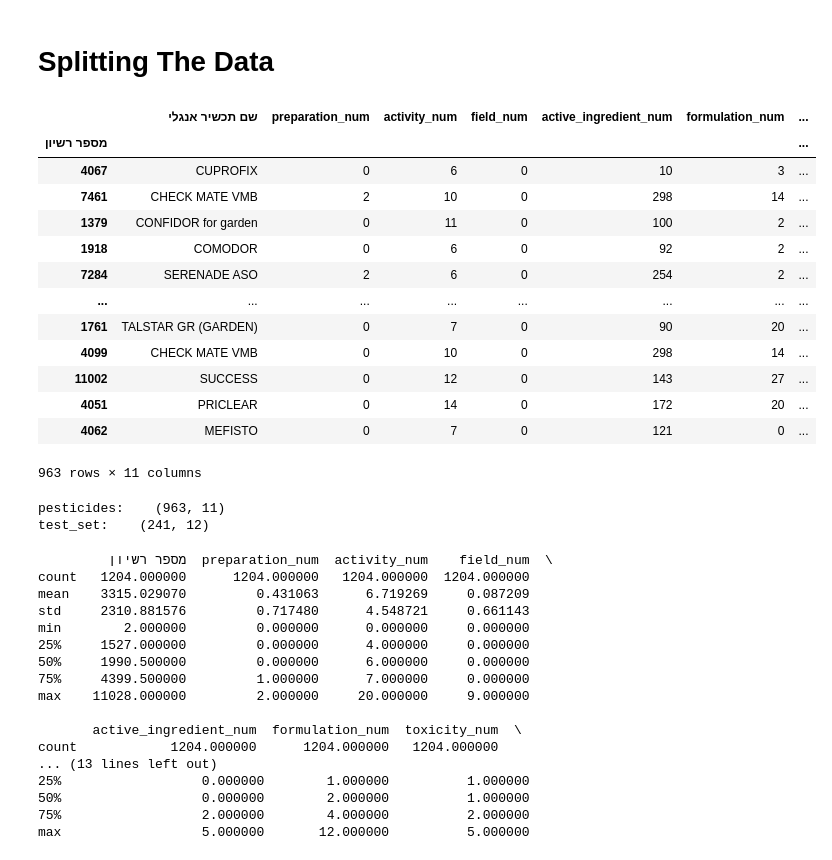
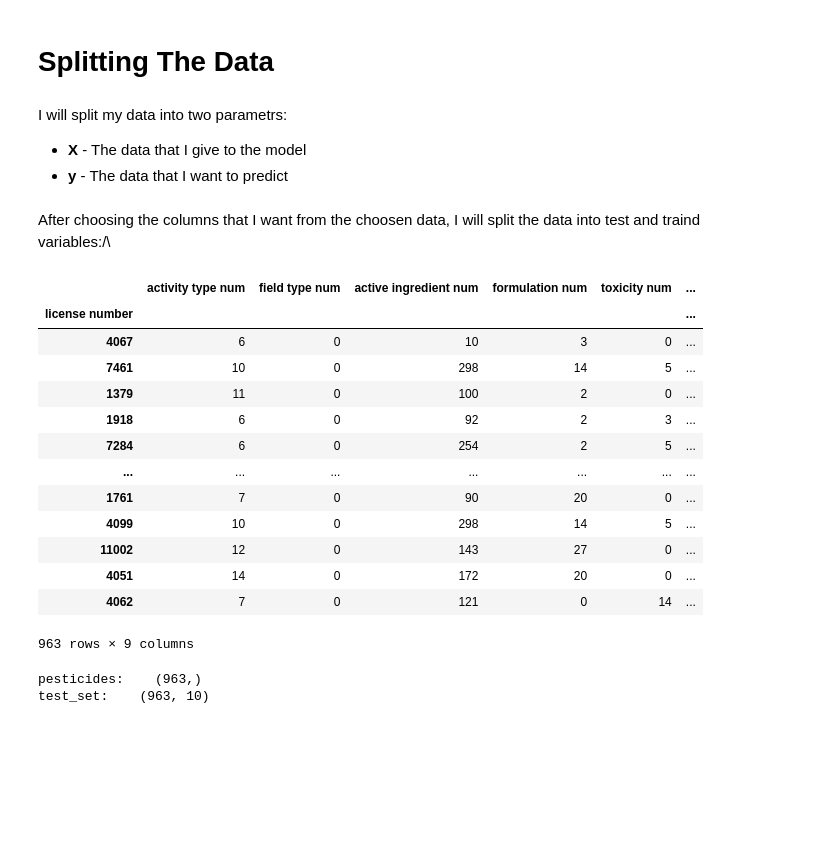
Before and after one commit to moriagr/introduction_to_Data_Science_project, a Jupyter notebook: classification.ipynb, the cells around one changed output. Drawn from its saved outputs; the diff is of its cells as text; code cells hidden in the pictures; blank space fills up the shorter version.

```diff
--- a/classification.ipynb
+++ b/classification.ipynb
@@ -118,3 +123,2 @@ clean_data = df[['מספר רשיון', 'שם תכשיר אנגלי', 'preparati
 # %%
-print(clean_data.describe())
-clean_data = clean_data.drop(clean_data[(clean_data['active_substance_concentration_num']==0 )| (clean_data['active_substance_concentration_num']=='')].index)
+clean_data = clean_data.drop(clean_data[(clean_data['active substance concentration num']==0 )| (clean_data['active substance concentration num']=='')].index)
@@ -139,4 +125,4 @@ max                  5.000000       13.000000          5.000000
 # %%
-clean_data = clean_data.drop_duplicates(subset='מספר רשיון')
+clean_data = clean_data.drop_duplicates(subset='license number')
 clean_data
 # %% [output]
@@ -158,50 +193,39 @@ After choosing the columns that I want from the bid date base, I will split the
 # %% [markdown]
 # Splitting The Data
+# %% [markdown]
+I will split my data into two parametrs:
+* **X** - The data that I give to the model
+* **y** - The data that I want to predict
+# %%
+X = clean_data.drop(['preparation type num', 'Preparation name'],axis=1)
+y = clean_data['preparation type num']
+# %% [markdown]
+After choosing the columns that I want from the choosen data, I will split the data into test and traind variables:/\
 # %%
-train_set, test_set = train_test_split(clean_data, test_size = 0.2, random_state=30)
-pesticides = train_set.copy()
+
+X_test, X_train, y_test, y_train= train_test_split(X, y, test_size = 0.2, random_state=30)
+pesticides = X_test.copy()
 # %%
-pesticides = pesticides.set_index('מספר רשיון')
+pesticides = pesticides.set_index('license number')
 pesticides
 # %% [output]
-|  | שם תכשיר אנגלי | preparation_num | activity_num | field_num | active_ingredient_num | formulation_num | ... |
-| מספר רשיון |  |  |  |  |  |  | ... |
-| 4067 | CUPROFIX | 0 | 6 | 0 | 10 | 3 | ... |
-| 7461 | CHECK MATE VMB | 2 | 10 | 0 | 298 | 14 | ... |
-| 1379 | CONFIDOR for garden | 0 | 11 | 0 | 100 | 2 | ... |
-| 1918 | COMODOR | 0 | 6 | 0 | 92 | 2 | ... |
-| 7284 | SERENADE ASO | 2 | 6 | 0 | 254 | 2 | ... |
-| ... | ... | ... | ... | ... | ... | ... | ... |
-| 1761 | TALSTAR GR (GARDEN) | 0 | 7 | 0 | 90 | 20 | ... |
-| 4099 | CHECK MATE VMB | 0 | 10 | 0 | 298 | 14 | ... |
-| 11002 | SUCCESS | 0 | 12 | 0 | 143 | 27 | ... |
-| 4051 | PRICLEAR | 0 | 14 | 0 | 172 | 20 | ... |
-| 4062 | MEFISTO | 0 | 7 | 0 | 121 | 0 | ... |
+|  | activity type num | field type num | active ingredient num | formulation num | toxicity num | ... |
+| license number |  |  |  |  |  | ... |
+| 4067 | 6 | 0 | 10 | 3 | 0 | ... |
+| 7461 | 10 | 0 | 298 | 14 | 5 | ... |
+| 1379 | 11 | 0 | 100 | 2 | 0 | ... |
+| 1918 | 6 | 0 | 92 | 2 | 3 | ... |
+| 7284 | 6 | 0 | 254 | 2 | 5 | ... |
+| ... | ... | ... | ... | ... | ... | ... |
+| 1761 | 7 | 0 | 90 | 20 | 0 | ... |
+| 4099 | 10 | 0 | 298 | 14 | 5 | ... |
+| 11002 | 12 | 0 | 143 | 27 | 0 | ... |
+| 4051 | 14 | 0 | 172 | 20 | 0 | ... |
+| 4062 | 7 | 0 | 121 | 0 | 14 | ... |
-963 rows × 11 columns
+963 rows × 9 columns
 # %%
-print('pesticides:   ', pesticides.shape)
-print('test_set:   ', test_set.shape)
+print('pesticides:   ', y_test.shape)
+print('test_set:   ', X_test.shape)
 # %% [output]
-pesticides:    (963, 11)
-test_set:    (241, 12)
+pesticides:    (963,)
+test_set:    (963, 10)
-# %%
-# Description
-print(clean_data.describe())
-# %% [output]
-         מספר רשיון  preparation_num  activity_num    field_num  \
-count   1204.000000      1204.000000   1204.000000  1204.000000
-mean    3315.029070         0.431063      6.719269     0.087209
-std     2310.881576         0.717480      4.548721     0.661143
-min        2.000000         0.000000      0.000000     0.000000
-25%     1527.000000         0.000000      4.000000     0.000000
-50%     1990.500000         0.000000      6.000000     0.000000
-75%     4399.500000         1.000000      7.000000     0.000000
-max    11028.000000         2.000000     20.000000     9.000000
-
-       active_ingredient_num  formulation_num  toxicity_num  \
-count            1204.000000      1204.000000   1204.000000
-... (13 lines left out)
-25%                  0.000000        1.000000          1.000000
-50%                  0.000000        2.000000          1.000000
-75%                  2.000000        4.000000          2.000000
-max                  5.000000       12.000000          5.000000
```
Also changed, not shown: parts of 38 cells of this notebook.
